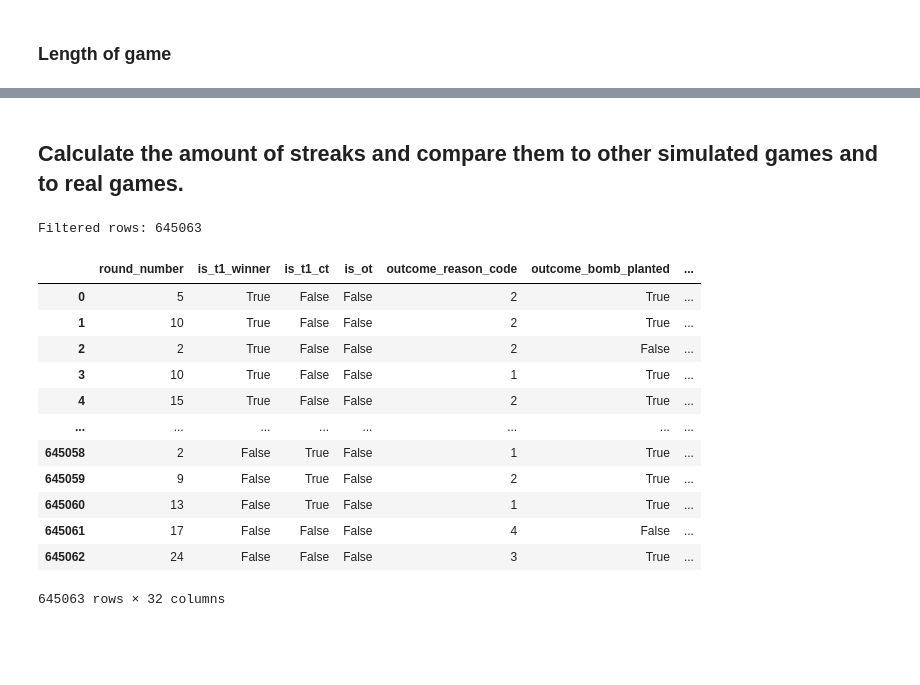
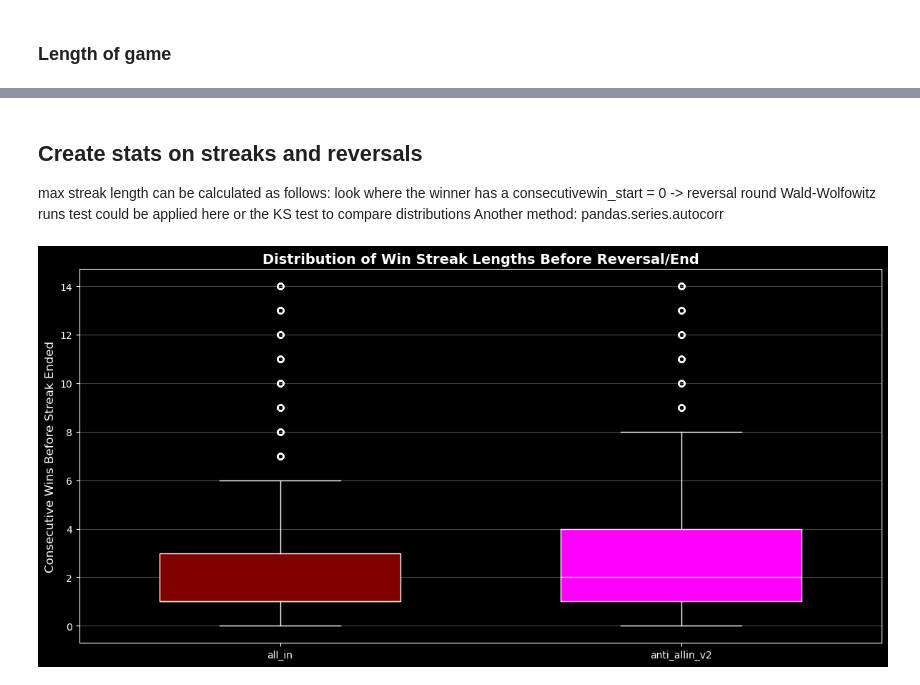
Before and after one commit to petz15/csgo_abm, a Jupyter notebook: analysis_notebook_v2.ipynb, the cells around one changed output, grey strips where cells are left out. Cells and saved outputs as stored; diff of their text form; code cells hidden in the pictures; blank space fills up the shorter version.

```diff
--- a/analysis_notebook_v2.ipynb
+++ b/analysis_notebook_v2.ipynb
@@ -1197,37 +977,6 @@ NameError: name 'total' is not defined
 # %% [markdown]
-## Calculate the amount of streaks and compare them to other simulated games and to real games.
+## Create stats on streaks and reversals
+
+max streak length can be calculated as follows: look where the winner has a consecutivewin_start = 0 -> reversal round
+Wald-Wolfowitz runs test could be applied here or the KS test to compare distributions
+Another method: pandas.series.autocorr
-# %%
-# Filter rows where consecutive losses are 0, and round number is neither > 2 nor 16 or 17
-t1_winner_streak_reversal_data = df_filtered[
-    (df_filtered['t1_consecutive_losses'] == 0) &
-    (df_filtered['t2_consecutive_losses'] == 1) &
-    (~df_filtered['round_number'].isin([1,  16 ]))
-]
-
-# Add rows where t1_consecutive_losses is 1 and t2_consecutive_losses is 0, excluding specific rounds
-t2_winner_streak_reversal_data = df_filtered[
-    (df_filtered['t1_consecutive_losses'] == 1) &
-    (df_filtered['t2_consecutive_losses'] == 0) &
-    (~df_filtered['round_number'].isin([1,  16 ]))
-]
-
-# Combine the filtered data
-filtered_data = pd.concat([t1_winner_streak_reversal_data, t2_winner_streak_reversal_data], ignore_index=True)
-
-print(f"Filtered rows: {len(filtered_data)}")
-filtered_data
-# %% [output]
-Filtered rows: 645063
-|  | round_number | is_t1_winner | is_t1_ct | is_ot | outcome_reason_code | outcome_bomb_planted | ... |
-| 0 | 5 | True | False | False | 2 | True | ... |
-| 1 | 10 | True | False | False | 2 | True | ... |
-| 2 | 2 | True | False | False | 2 | False | ... |
-| 3 | 10 | True | False | False | 1 | True | ... |
-| 4 | 15 | True | False | False | 2 | True | ... |
-| ... | ... | ... | ... | ... | ... | ... | ... |
-| 645058 | 2 | False | True | False | 1 | True | ... |
-| 645059 | 9 | False | True | False | 2 | True | ... |
-| 645060 | 13 | False | True | False | 1 | True | ... |
-| 645061 | 17 | False | False | False | 4 | False | ... |
-| 645062 | 24 | False | False | False | 3 | True | ... |
-645063 rows × 32 columns
@@ -1233,0 +1018,38 @@ Filtered rows: 645063
+# %%
+# Merging Streak data to form one dataframe of the reversals, halftime and game end
+
+# Add is_t1_streak column to identify which team's streak ended
+t1_streaks_end['is_t1_streak'] = True
+t2_streaks_end['is_t1_streak'] = False
+
+# Combine both streak dataframes
+game_reversals = pd.concat([t1_streaks_end, t2_streaks_end])
+
+# Sort by game_id and round_number for better readability
+game_reversals = game_reversals.sort_values(['game_id', 'round_number']).reset_index(drop=True)
+
+# print(game_reversals[game_reversals['game_id'] == random_game_id])
+# %%
+# Create boxplot for T1 win streaks that ended
+fig, ax = plt.subplots(figsize=(12, 6))
+
+# Create side-by-side boxplots
+bp = ax.boxplot([t1_streaks_end['t1_consecutive_wins_start'], t2_streaks_end['t2_consecutive_wins_start']],
+    tick_labels=[t1_label, t2_label],
+    patch_artist=True,
+    widths=0.6)
+
+# Color the boxes
+colors = ['maroon', 'fuchsia']
+for patch, color in zip(bp['boxes'], colors):
+    patch.set_facecolor(color)
+
+
+ax.set_ylabel('Consecutive Wins Before Streak Ended', fontsize=12)
+ax.set_title('Distribution of Win Streak Lengths Before Reversal/End', fontsize=14, fontweight='bold')
+ax.grid(axis='y', alpha=0.3)
+
+plt.tight_layout()
+plt.show()
+# %% [output]
+[figure, added]
```
Also changed, not shown: parts of 27 cells of this notebook, 11 other files.
